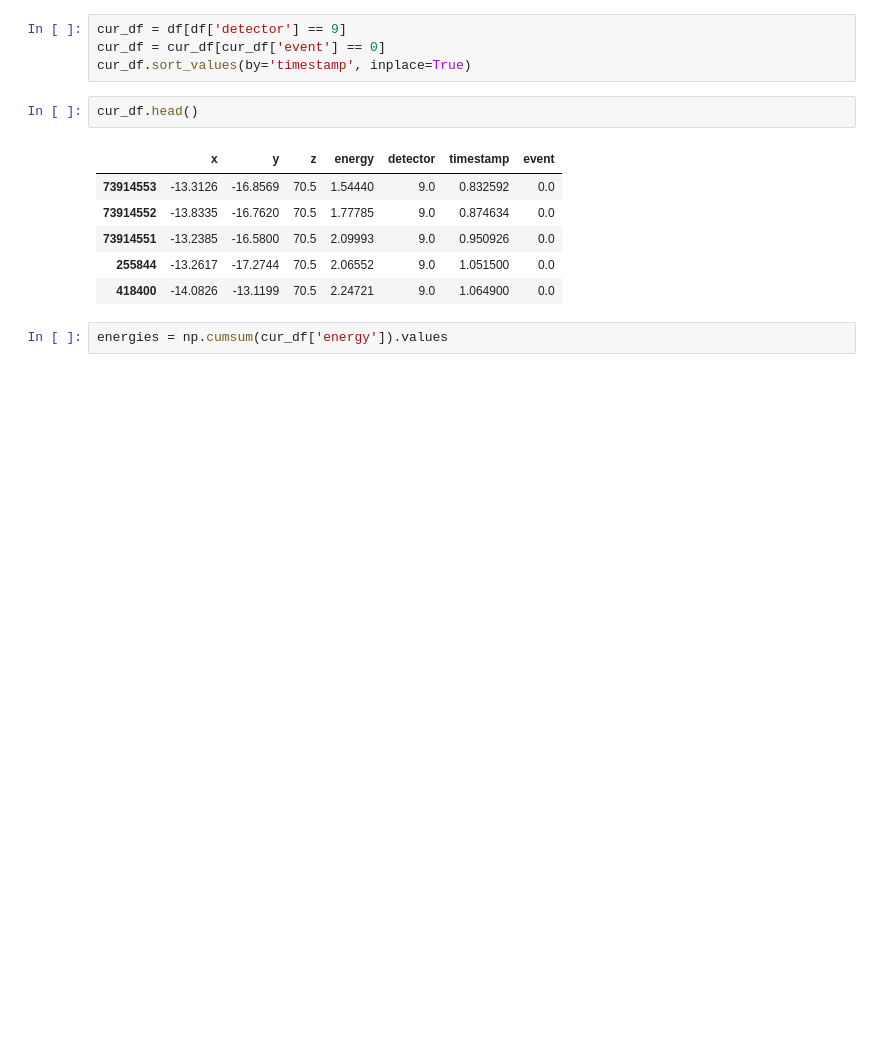
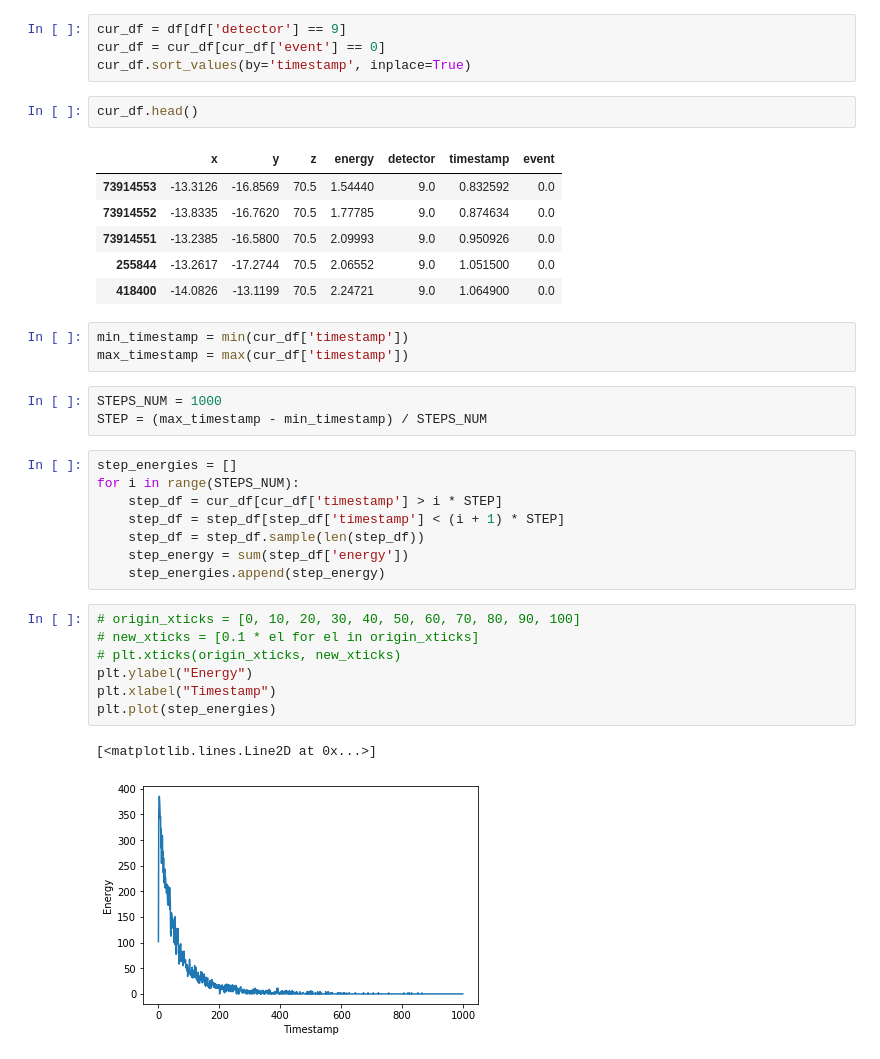
Before and after one commit to whiteRa2bit/hep_generative_models, a Jupyter notebook: notebooks/eda.ipynb, the cells around one changed output. Saved outputs shown, nothing was run; the diff lists cells and outputs as text; blank space fills up the shorter version.

Commit message:
Add final signal plot

```diff
--- a/notebooks/eda.ipynb
+++ b/notebooks/eda.ipynb
@@ -67,5 +69,27 @@ cur_df.head()
 | 73914551 | -13.2385 | -16.5800 | 70.5 | 2.09993 | 9.0 | 0.950926 | 0.0 |
 | 255844 | -13.2617 | -17.2744 | 70.5 | 2.06552 | 9.0 | 1.051500 | 0.0 |
 | 418400 | -14.0826 | -13.1199 | 70.5 | 2.24721 | 9.0 | 1.064900 | 0.0 |
-# %%
-energies = np.cumsum(cur_df['energy']).values
+# %%
+min_timestamp = min(cur_df['timestamp'])
+max_timestamp = max(cur_df['timestamp'])
+# %%
+STEPS_NUM = 1000
+STEP = (max_timestamp - min_timestamp) / STEPS_NUM
+# %%
+step_energies = []
+for i in range(STEPS_NUM):
+    step_df = cur_df[cur_df['timestamp'] > i * STEP]
+    step_df = step_df[step_df['timestamp'] < (i + 1) * STEP]
+    step_df = step_df.sample(len(step_df))
+    step_energy = sum(step_df['energy'])
+    step_energies.append(step_energy)
+# %%
+# origin_xticks = [0, 10, 20, 30, 40, 50, 60, 70, 80, 90, 100]
+# new_xticks = [0.1 * el for el in origin_xticks]
+# plt.xticks(origin_xticks, new_xticks)
+plt.ylabel("Energy")
+plt.xlabel("Timestamp")
+plt.plot(step_energies)
+# %% [output]
+[<matplotlib.lines.Line2D at 0x...>]
+[figure, added]
```
Also changed, not shown: parts of 5 cells of this notebook.
